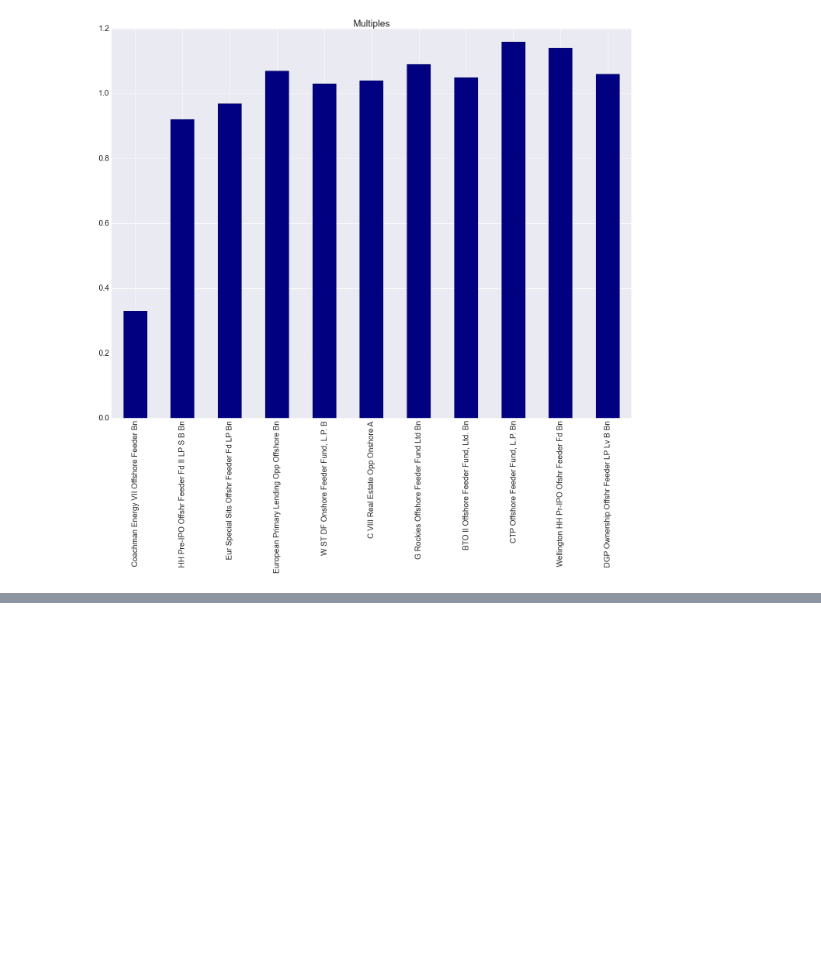
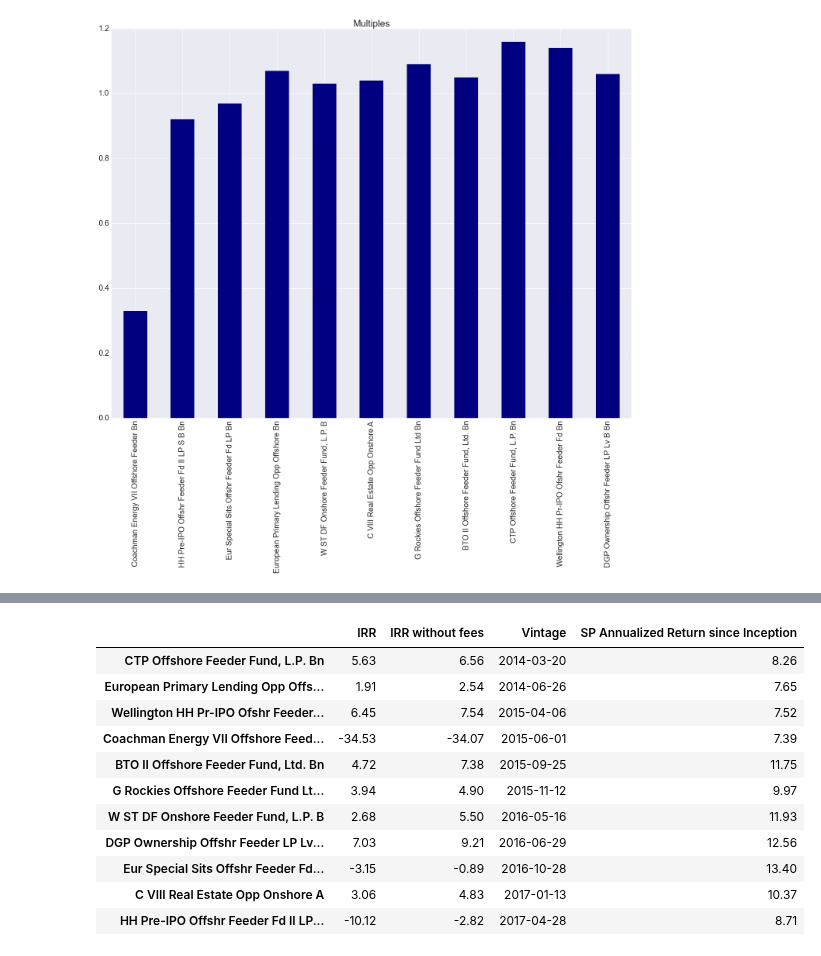
Before and after one commit to mrefermat/FinancePhD, a Jupyter notebook: FinancialExperiments/IRR_calculations.ipynb, the cells around one changed output, grey strips where cells are left out. Cells and saved outputs as stored; diff of their text form; code cells hidden in the pictures; blank space fills up the shorter version.

```diff
--- a/FinancialExperiments/IRR_calculations.ipynb
+++ b/FinancialExperiments/IRR_calculations.ipynb
@@ -155,0 +177,18 @@ array([<matplotlib.axes._subplots.AxesSubplot object at 0x...>], dtype=object)
+# %%
+funds={}
+funds_wo_fee={}
+sp_rtn=pd.Series()
+year=pd.Series()
+for r in x.iterrows():
+    if r[0] not in funds.keys():
+        funds[r[0]]=[]
+        funds_wo_fee[r[0]]=[]
+        year[r[0]]=r[1]['Transaction Date'].date()
+        ann_years=(dt.datetime.today().date()-r[1]['Transaction Date'].date()).days/365.
+        sp_rtn[r[0]]=(sp.resample(rule='q',how='last').ix[-3].SP500/df.SP.ffill()[r[1]['Transaction Date']])**(1/ann_years)-1
+    try:
+        funds[r[0]].append([r[1]['Transaction Date'].date(),float(r[1]['Reporting Amount'])])
+        if r[1]['Type']!='Fees paid - Asset account':
+            funds_wo_fee[r[0]].append([r[1]['Transaction Date'].date(),float(r[1]['Reporting Amount'])])
+    except:
+        continue
@@ -155,0 +205,16 @@ array([<matplotlib.axes._subplots.AxesSubplot object at 0x...>], dtype=object)
+# %%
+rtn=pd.Series()
+rtn_wo=pd.Series()
+results_march=pd.DataFrame()
+for f in funds.keys():
+    val=round(xirr(funds[f])*100.,2)
+    val_wo=round(xirr(funds_wo_fee[f])*100.,2)
+    if val>100:
+        continue
+    rtn[f]=val
+    rtn_wo[f]=val_wo
+results_march['IRR']=rtn
+results_march['IRR without fees']=rtn_wo
+results_march['Vintage']=year
+results_march['SP Annualized Return since Inception']=(sp_rtn*100.).round(2)
+results_march=results_march.sort_values('IRR')
@@ -155,0 +226,15 @@ array([<matplotlib.axes._subplots.AxesSubplot object at 0x...>], dtype=object)
+# %%
+results_march.sort_values('Vintage')
+# %% [output]
+|  | IRR | IRR without fees | Vintage | SP Annualized Return since Inception |
+| CTP Offshore Feeder Fund, L.P. Bn | 5.63 | 6.56 | 2014-03-20 | 8.26 |
+| European Primary Lending Opp Offs... | 1.91 | 2.54 | 2014-06-26 | 7.65 |
+| Wellington HH Pr-IPO Ofshr Feeder... | 6.45 | 7.54 | 2015-04-06 | 7.52 |
+| Coachman Energy VII Offshore Feed... | -34.53 | -34.07 | 2015-06-01 | 7.39 |
+| BTO II Offshore Feeder Fund, Ltd. Bn | 4.72 | 7.38 | 2015-09-25 | 11.75 |
+| G Rockies Offshore Feeder Fund Lt... | 3.94 | 4.90 | 2015-11-12 | 9.97 |
+| W ST DF Onshore Feeder Fund, L.P. B | 2.68 | 5.50 | 2016-05-16 | 11.93 |
+| DGP Ownership Offshr Feeder LP Lv... | 7.03 | 9.21 | 2016-06-29 | 12.56 |
+| Eur Special Sits Offshr Feeder Fd... | -3.15 | -0.89 | 2016-10-28 | 13.40 |
+| C VIII Real Estate Opp Onshore A | 3.06 | 4.83 | 2017-01-13 | 10.37 |
+| HH Pre-IPO Offshr Feeder Fd II LP... | -10.12 | -2.82 | 2017-04-28 | 8.71 |
```
Also changed, not shown: parts of 11 cells of this notebook, 1 other file.
